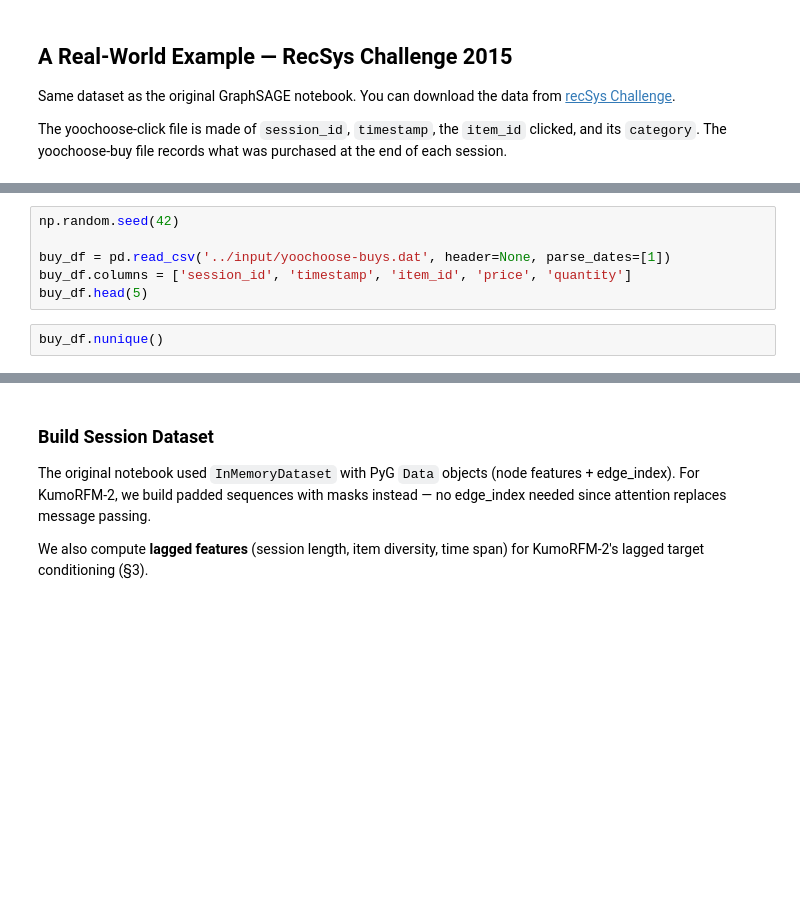
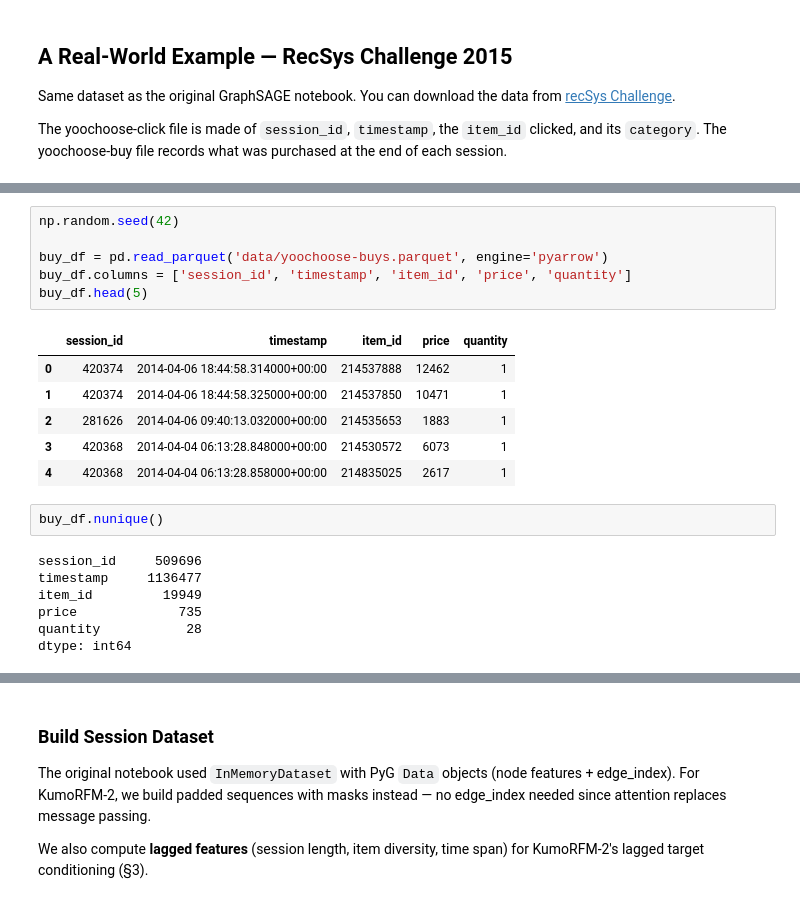
Before and after one commit to pmlg/pytorch_GCN, a Jupyter notebook: KumoRFM2_Demo.ipynb, the cells around one changed output, grey strips where cells are left out. Saved outputs shown, nothing was run; the diff lists cells and outputs as text; blank space fills up the shorter version.

```diff
--- a/KumoRFM2_Demo.ipynb
+++ b/KumoRFM2_Demo.ipynb
@@ -131,10 +156,24 @@ df.head(5)
 # %%
 np.random.seed(42)
 
-buy_df = pd.read_csv('../input/yoochoose-buys.dat', header=None, parse_dates=[1])
+buy_df = pd.read_parquet('data/yoochoose-buys.parquet', engine='pyarrow')
 buy_df.columns = ['session_id', 'timestamp', 'item_id', 'price', 'quantity']
 buy_df.head(5)
+# %% [output]
+|  | session_id | timestamp | item_id | price | quantity |
+| 0 | 420374 | 2014-04-06 18:44:58.314000+00:00 | 214537888 | 12462 | 1 |
+| 1 | 420374 | 2014-04-06 18:44:58.325000+00:00 | 214537850 | 10471 | 1 |
+| 2 | 281626 | 2014-04-06 09:40:13.032000+00:00 | 214535653 | 1883 | 1 |
+| 3 | 420368 | 2014-04-04 06:13:28.848000+00:00 | 214530572 | 6073 | 1 |
+| 4 | 420368 | 2014-04-04 06:13:28.858000+00:00 | 214835025 | 2617 | 1 |
 # %%
 buy_df.nunique()
+# %% [output]
+session_id     509696
+timestamp     1136477
+item_id         19949
+price             735
+quantity           28
+dtype: int64
 # %%
 df.nunique()
```
Also changed, not shown: parts of 22 cells of this notebook, 1 other file.
